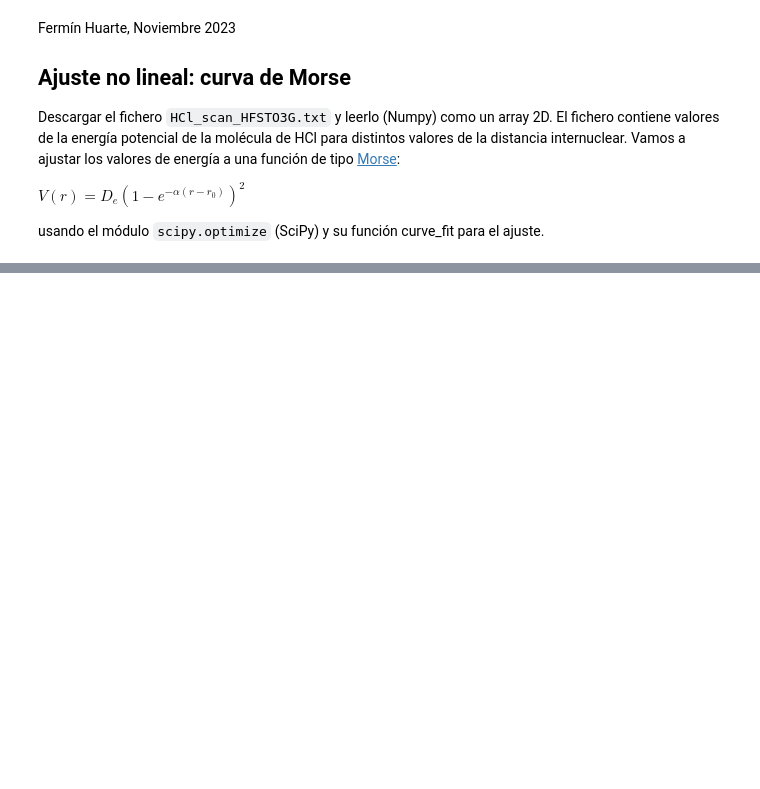
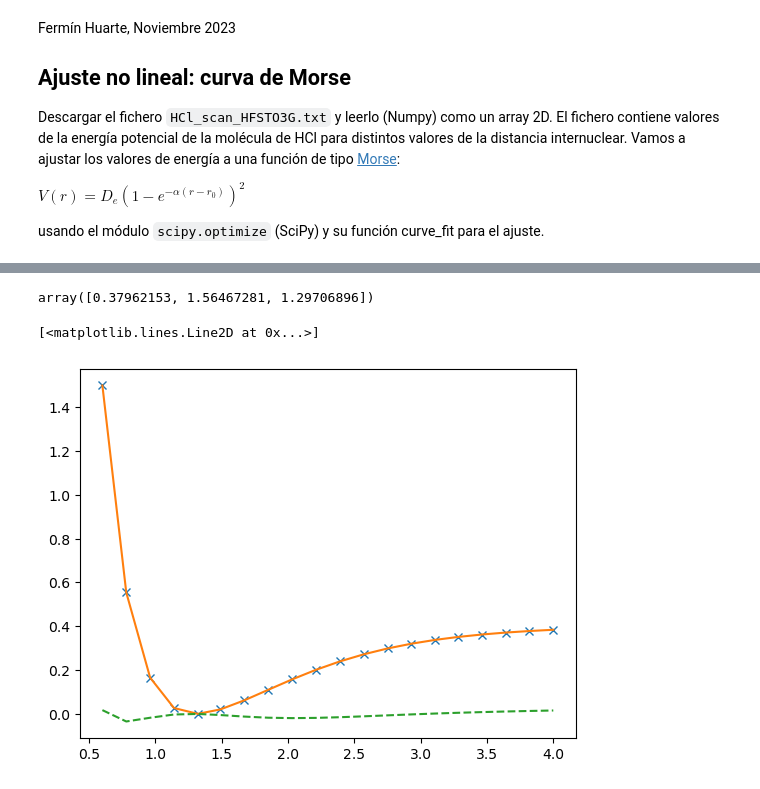
Before and after one commit to RayonVina/Python_for_scientists_2023, a Jupyter notebook: notebooks/Ajuste_funciones_simple_students.ipynb, the cells around one changed output, grey strips where cells are left out. Saved outputs shown, nothing was run; the diff lists cells and outputs as text; code cells hidden in the pictures; blank space fills up the shorter version.

```diff
--- a/notebooks/Ajuste_funciones_simple_students.ipynb
+++ b/notebooks/Ajuste_funciones_simple_students.ipynb
@@ -118,0 +154,21 @@ usando el módulo `scipy.optimize` (SciPy) y su función curve_fit para el ajust
+# %%
+def morse(r, DE, alpha, r0):
+    return DE*(1 - np.exp(-alpha*(r-r0)))**2
+# %%
+pars, other = curve_fit(morse, r, E)
+pars
+# %% [output]
+array([0.37962153, 1.56467281, 1.29706896])
+# %%
+De_opt = pars[0]
+alpha_opt =  pars[1]
+r0_opt = pars[2]
+# %%
+E_fit = morse(r, De_opt, alpha_opt, r0_opt)
+# %%
+plt.plot(r, E, "x", label = "HF/ST03G")
+plt.plot(r, E, label = "HF/ST03G")
+plt.plot(r, E-E_fit, "--", label = "Residuals")
+# %% [output]
+[<matplotlib.lines.Line2D at 0x...>]
+[figure, added]
```
Also changed, not shown: parts of 5 cells of this notebook.
